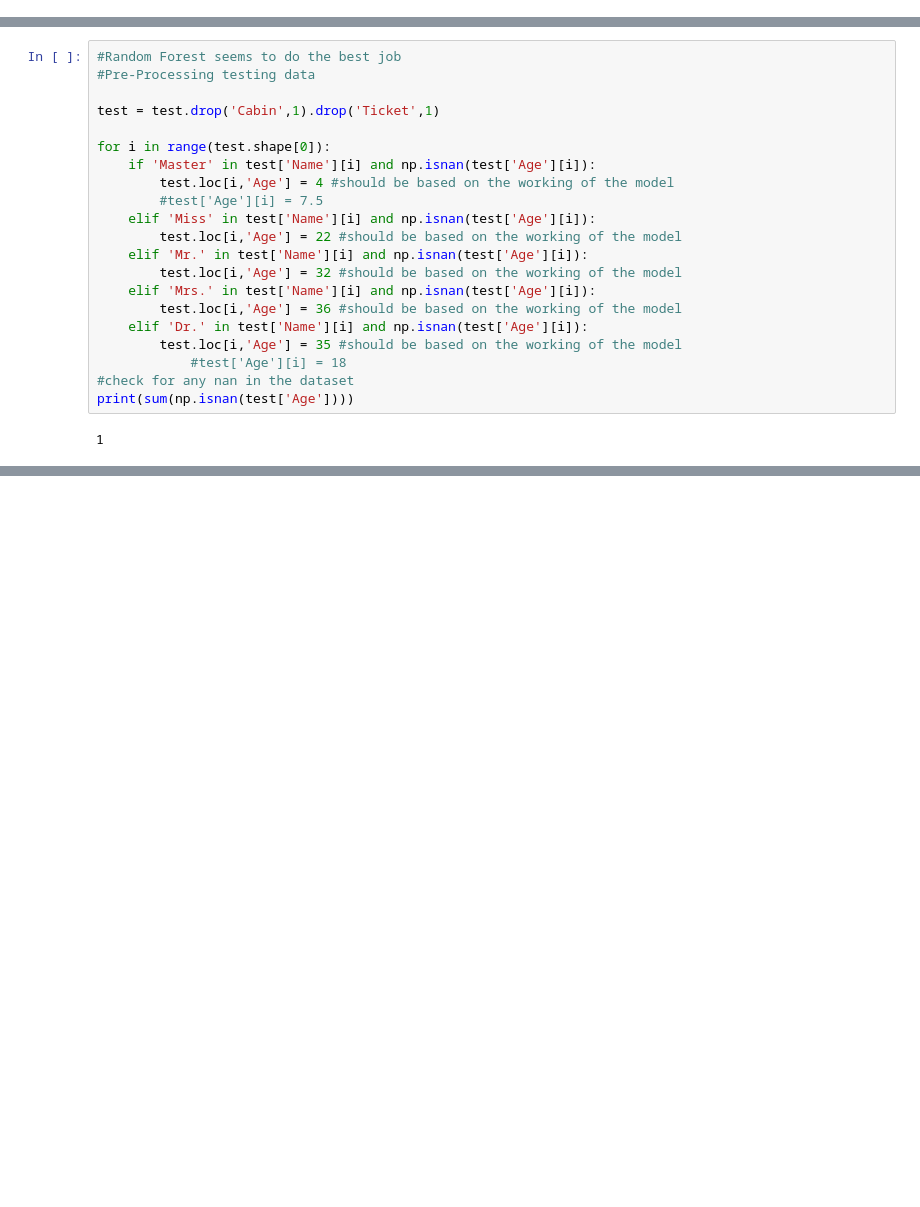
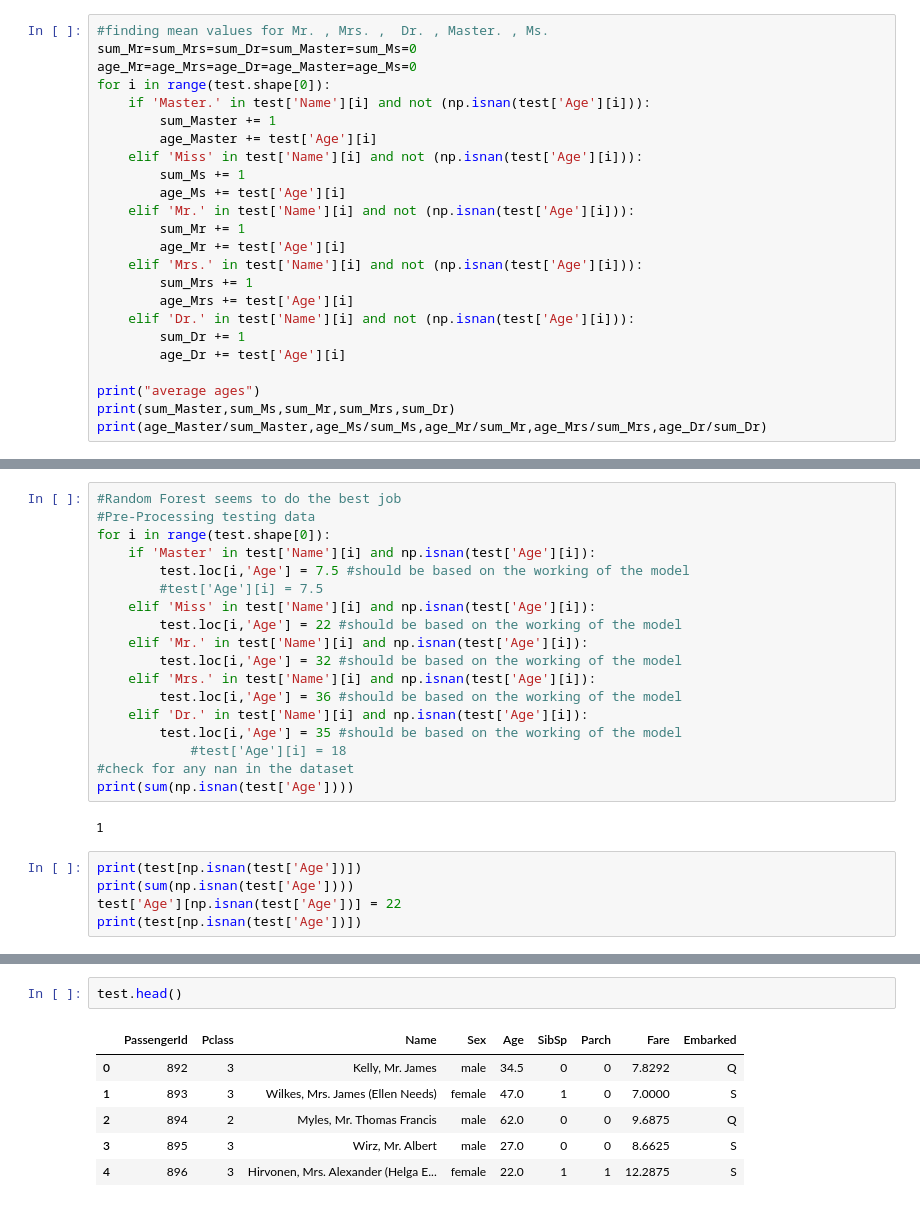
Before and after one commit to pkreddy/Python_Projects, a Jupyter notebook: Kaggle/Titanic/Titanic.ipynb, the cells around one changed output, grey strips where cells are left out. Drawn from its saved outputs; the diff is of its cells as text; blank space fills up the shorter version.

```diff
--- a/Kaggle/Titanic/Titanic.ipynb
+++ b/Kaggle/Titanic/Titanic.ipynb
@@ -165,0 +185,24 @@ KeyError: False
+# %%
+#finding mean values for Mr. , Mrs. ,  Dr. , Master. , Ms.
+sum_Mr=sum_Mrs=sum_Dr=sum_Master=sum_Ms=0
+age_Mr=age_Mrs=age_Dr=age_Master=age_Ms=0
+for i in range(test.shape[0]):
+    if 'Master.' in test['Name'][i] and not (np.isnan(test['Age'][i])):
+        sum_Master += 1
+        age_Master += test['Age'][i]
+    elif 'Miss' in test['Name'][i] and not (np.isnan(test['Age'][i])):
+        sum_Ms += 1
+        age_Ms += test['Age'][i]
+    elif 'Mr.' in test['Name'][i] and not (np.isnan(test['Age'][i])):
+        sum_Mr += 1
+        age_Mr += test['Age'][i]
+    elif 'Mrs.' in test['Name'][i] and not (np.isnan(test['Age'][i])):
+        sum_Mrs += 1
+        age_Mrs += test['Age'][i]
+    elif 'Dr.' in test['Name'][i] and not (np.isnan(test['Age'][i])):
+        sum_Dr += 1
+        age_Dr += test['Age'][i]
+
+print("average ages")
+print(sum_Master,sum_Ms,sum_Mr,sum_Mrs,sum_Dr)
+print(age_Master/sum_Master,age_Ms/sum_Ms,age_Mr/sum_Mr,age_Mrs/sum_Mrs,age_Dr/sum_Dr)
@@ -166,12 +221,9 @@ KeyError: False
 # %%
 #Random Forest seems to do the best job
 #Pre-Processing testing data
-
-test = test.drop('Cabin',1).drop('Ticket',1)
-
 for i in range(test.shape[0]):
     if 'Master' in test['Name'][i] and np.isnan(test['Age'][i]):
-        test.loc[i,'Age'] = 4 #should be based on the working of the model
+        test.loc[i,'Age'] = 7.5 #should be based on the working of the model
         #test['Age'][i] = 7.5
     elif 'Miss' in test['Name'][i] and np.isnan(test['Age'][i]):
         test.loc[i,'Age'] = 22 #should be based on the working of the model
@@ -186,3 +238,8 @@ for i in range(test.shape[0]):
 print(sum(np.isnan(test['Age'])))
 # %% [output]
 1
+# %%
+print(test[np.isnan(test['Age'])])
+print(sum(np.isnan(test['Age'])))
+test['Age'][np.isnan(test['Age'])] = 22
+print(test[np.isnan(test['Age'])])
@@ -207,0 +268,9 @@ NameError: name 'avg' is not defined
+# %%
+test.head()
+# %% [output]
+|  | PassengerId | Pclass | Name | Sex | Age | SibSp | Parch | Fare | Embarked |
+| 0 | 892 | 3 | Kelly, Mr. James | male | 34.5 | 0 | 0 | 7.8292 | Q |
+| 1 | 893 | 3 | Wilkes, Mrs. James (Ellen Needs) | female | 47.0 | 1 | 0 | 7.0000 | S |
+| 2 | 894 | 2 | Myles, Mr. Thomas Francis | male | 62.0 | 0 | 0 | 9.6875 | Q |
+| 3 | 895 | 3 | Wirz, Mr. Albert | male | 27.0 | 0 | 0 | 8.6625 | S |
+| 4 | 896 | 3 | Hirvonen, Mrs. Alexander (Helga E... | female | 22.0 | 1 | 1 | 12.2875 | S |
```
Also changed, not shown: parts of 18 cells of this notebook, 1 other file.
